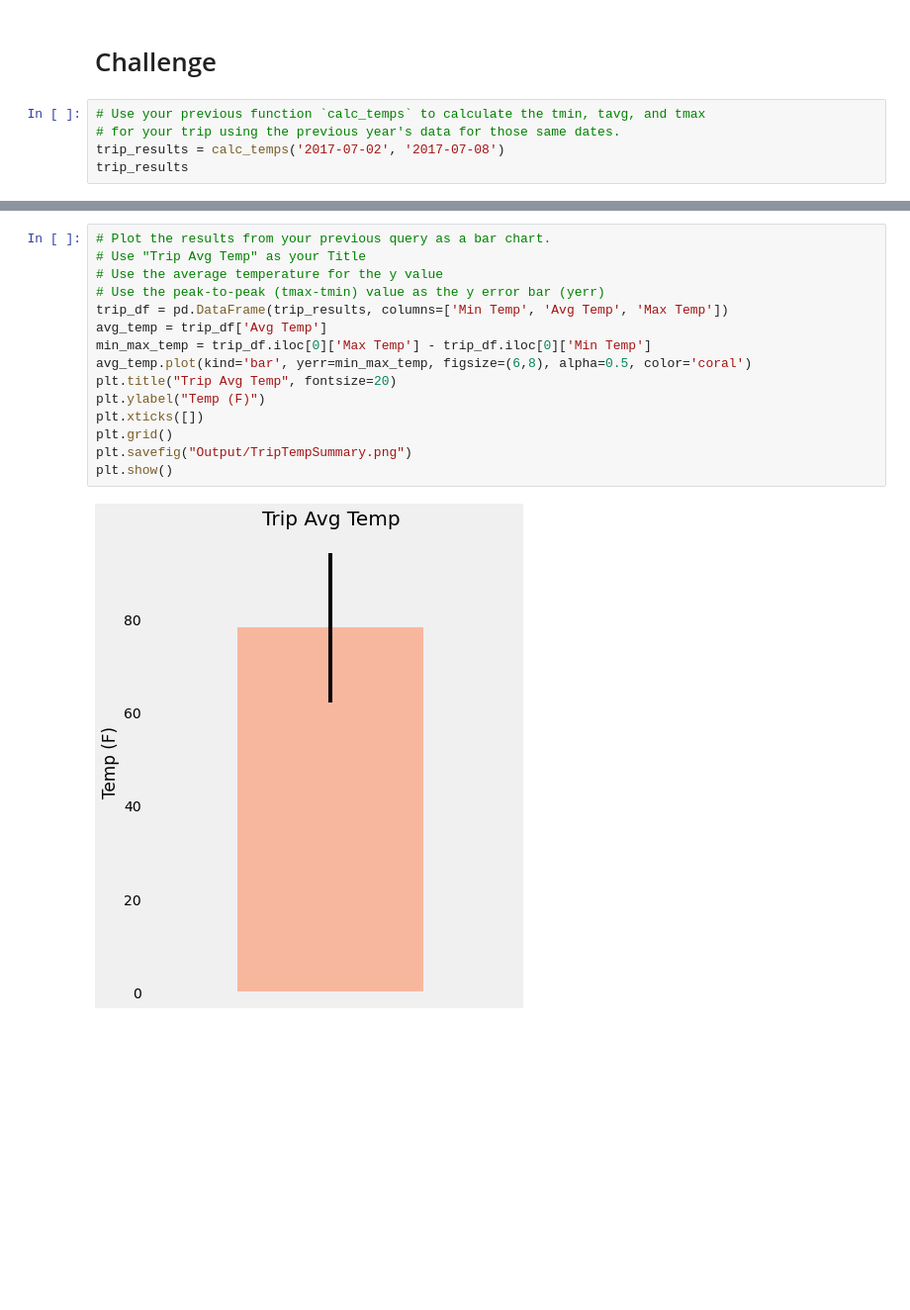
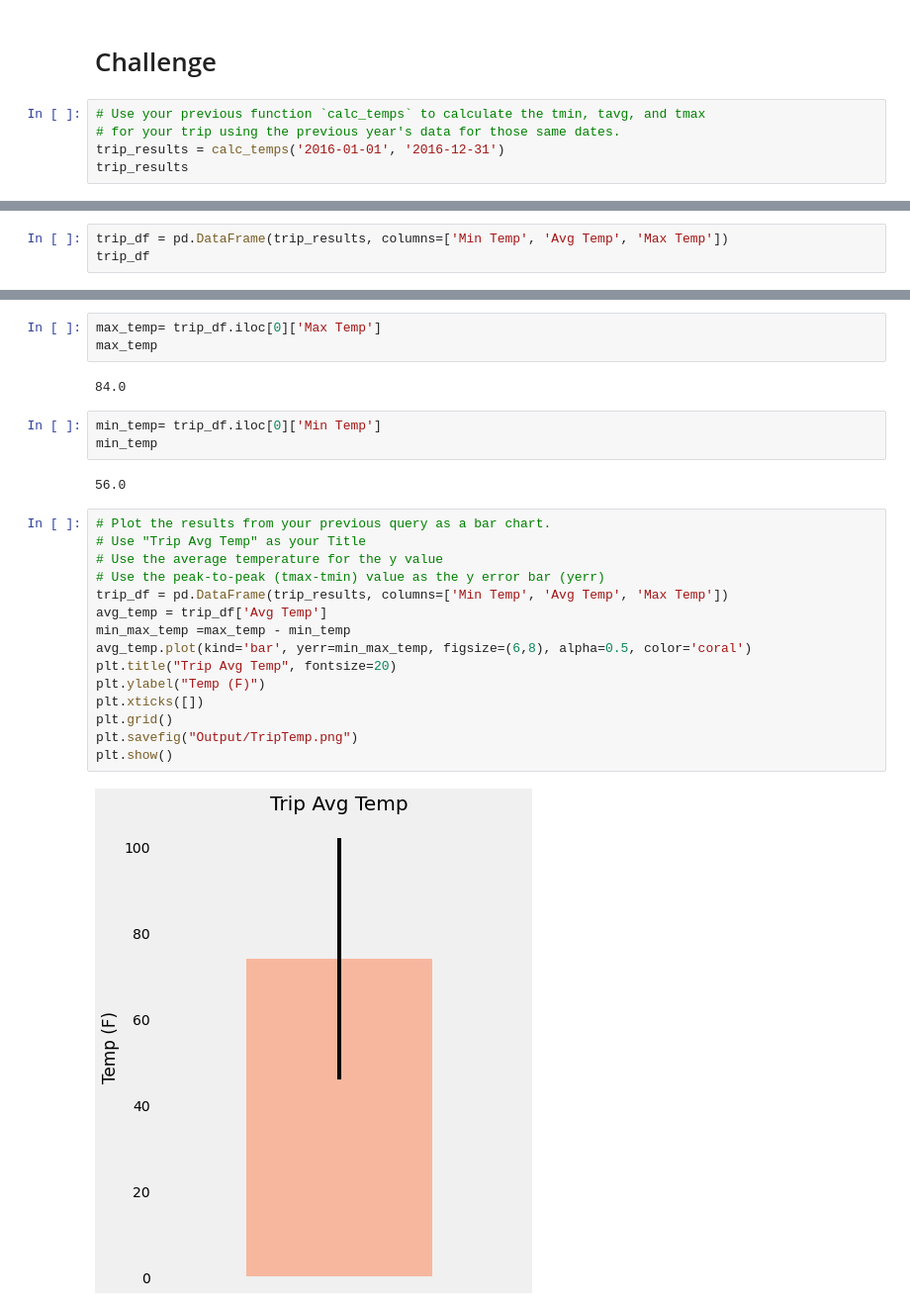
Before and after one commit to SiedHM/surfs_up, a Jupyter notebook: climate_analysis.ipynb, the cells around one changed output, grey strips where cells are left out. Shown at 99% size. Saved outputs shown, nothing was run; the diff lists cells and outputs as text; blank space fills up the shorter version.

```diff
--- a/climate_analysis.ipynb
+++ b/climate_analysis.ipynb
@@ -298,6 +374,6 @@ calc_temps('2017-01-01', '2017-12-31')
 # %%
 # Use your previous function `calc_temps` to calculate the tmin, tavg, and tmax
 # for your trip using the previous year's data for those same dates.
-trip_results = calc_temps('2017-07-02', '2017-07-08')
+trip_results = calc_temps('2016-01-01', '2016-12-31')
 trip_results
 # %% [output]
@@ -304,0 +381,3 @@ trip_results
+# %%
+trip_df = pd.DataFrame(trip_results, columns=['Min Temp', 'Avg Temp', 'Max Temp'])
+trip_df
@@ -305,17 +387,27 @@ trip_results
+# %%
+max_temp= trip_df.iloc[0]['Max Temp']
+max_temp
+# %% [output]
+84.0
+# %%
+min_temp= trip_df.iloc[0]['Min Temp']
+min_temp
+# %% [output]
+56.0
 # %%
 # Plot the results from your previous query as a bar chart.
 # Use "Trip Avg Temp" as your Title
 # Use the average temperature for the y value
 # Use the peak-to-peak (tmax-tmin) value as the y error bar (yerr)
 trip_df = pd.DataFrame(trip_results, columns=['Min Temp', 'Avg Temp', 'Max Temp'])
 avg_temp = trip_df['Avg Temp']
-min_max_temp = trip_df.iloc[0]['Max Temp'] - trip_df.iloc[0]['Min Temp']
+min_max_temp =max_temp - min_temp
 avg_temp.plot(kind='bar', yerr=min_max_temp, figsize=(6,8), alpha=0.5, color='coral')
 plt.title("Trip Avg Temp", fontsize=20)
 plt.ylabel("Temp (F)")
 plt.xticks([])
 plt.grid()
-plt.savefig("Output/TripTempSummary.png")
+plt.savefig("Output/TripTemp.png")
 plt.show()
 # %% [output]
-[figure, old version]
+[figure, new version]
```
Also changed, not shown: parts of 24 cells of this notebook, 17 other files.
